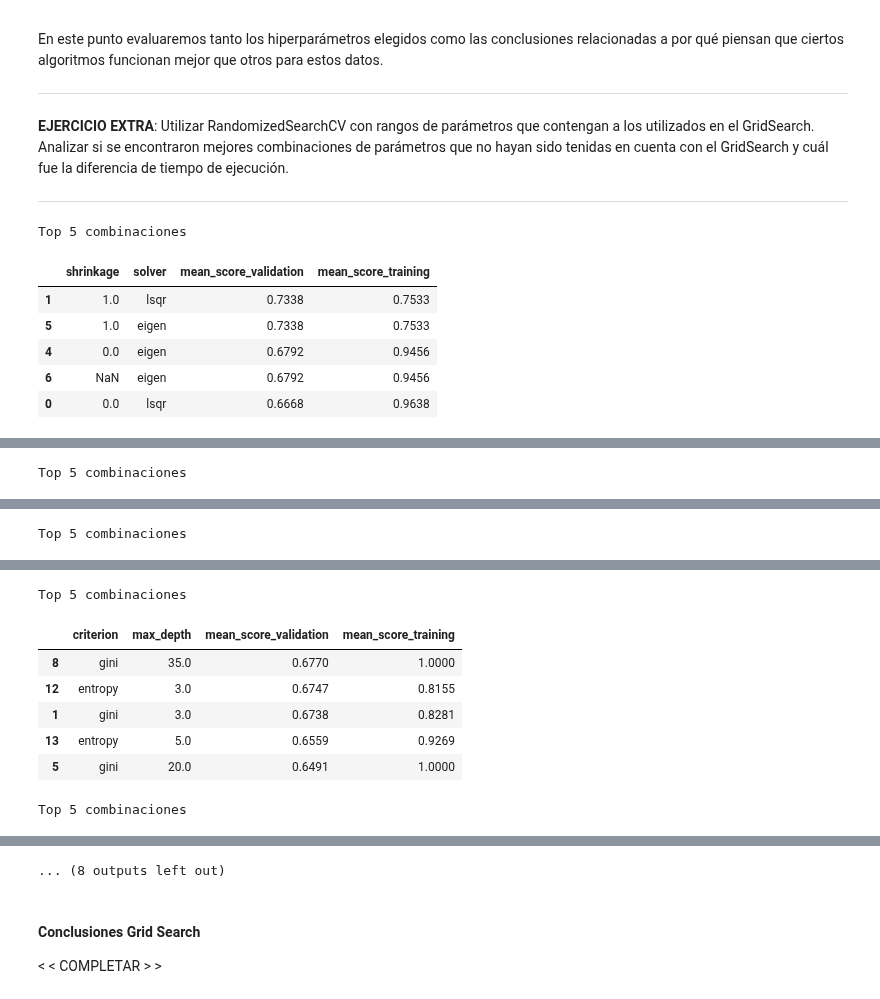
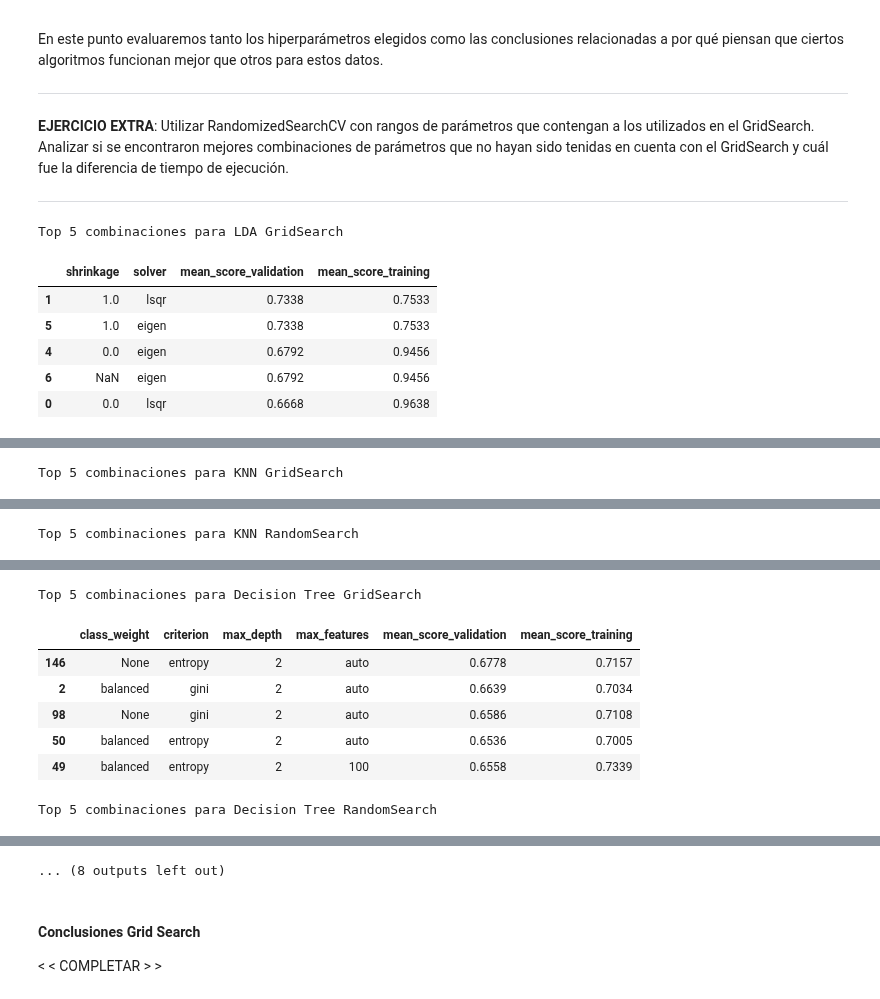
Before and after one commit to cosa65/aprendizajeAutomatico, a Jupyter notebook: TP1/TP1.ipynb, the cells around one changed output, grey strips where cells are left out. Cells and saved outputs as stored; diff of their text form; code cells hidden in the pictures.

```diff
--- a/TP1/TP1.ipynb
+++ b/TP1/TP1.ipynb
@@ -342,27 +357,24 @@ En este punto evaluaremos tanto los hiperparámetros elegidos como las conclusio
 
 ----
 # %%
-from sklearn.neighbors import KNeighborsClassifier
-from sklearn.discriminant_analysis import LinearDiscriminantAnalysis
-from sklearn.tree import DecisionTreeClassifier
-from sklearn.naive_bayes import GaussianNB
-from sklearn.svm import LinearSVC, SVC
-
-from sklearn.model_selection import GridSearchCV, RandomizedSearchCV
-from sklearn.metrics import make_scorer
-from sklearn.naive_bayes import GaussianNB, MultinomialNB
-import scipy as sp
-from scipy.stats import expon
-from sklearn.pipeline import Pipeline
-
-
-def top_resultados(grid, top=5):
-    ## Si quieren, pueden utilizar esta función para imprimir las mejores combinaciones de su grid
-    print("Top {} combinaciones".format(top))
+def top_resultados(grid, method, top=5):
+    print("Top {} combinaciones para ".format(top) + method)
     df = pd.DataFrame(grid.cv_results_["params"])
     df["mean_score_validation"] = grid.cv_results_["mean_test_score"]
     df["mean_score_training"] = grid.cv_results_["mean_train_score"]
-    display(df.sort_values(by="mean_score_validation", ascending=False).head(top))
+
+    # Este sorting score se considero una mejor opción comparado con buscar el mayor mean_score_validation
+    # porque de esta manera cobra algo de influencia la posibilidad de que el modelo elegido
+    # presente overfitting, dándole algo de peso a la cercanía entre su validation y training score
+    sorting_score = df['mean_score_validation'] - (df['mean_score_validation'] - df['mean_score_training'])**2
+
+    df = df \
+        .assign(sorting_score = sorting_score) \
+        .sort_values('sorting_score', ascending=False) \
+        .drop('sorting_score', axis=1)
+
+    display(df.head(top))
+    print('\n\n\n')
 
 ########################################################
 ## AQUI VA SU CODIGO
@@ -389,8 +401,9 @@ lda_parameters_grid = [{'solver': ['lsqr'], 'shrinkage': [0, 1]}, {'solver': ['l
 #shrinkage: solo esta disponible para lsqr y eigen. Por defecto: 'shrinkage':None
 #lda_parameters_random = {'solver': ['lsqr','eigen','svd'], 'shrinkage': [np.arange(0, 1, 0.000001)]}
 lda_parameters_random = {'solver': ['lsqr'], 'shrinkage': np.arange(0, 1, 0.000001)}
-tree_parameters_grid = [{'max_depth': [2,3,5,10,15,20,25, 30, 35,40,None],'criterion': ('gini','entropy') }]
-tree_parameters_random = {'max_depth':np.append(np.arange(1, 41), None),'criterion': ('gini','entropy') }
+tree_parameters_grid = [{'class_weight': ['balanced', None], 'max_features': [None, 100, 'auto'], 'max_depth':  np.arange(2, 50, 3),'criterion': ('gini','entropy') }]
+tree_parameters_random = {'class_weight': ['balanced', None], 'max_features': [None, 100, 'auto'], 'max_depth': np.arange(2, 50, 3),'criterion': ('gini','entropy') }
+# tree_parameters_random = {'max_depth':np.append(np.arange(1, 41), None),'criterion': ('gini','entropy') }
 knn_parameters_grid = {'n_neighbors': [1,2,3,5,10,20,30,40,100],'p': np.arange(1,3), "weights" : ['uniform', 'distance']}
 knn_parameters_random = {'n_neighbors': np.arange(1, 101), 'p': np.arange(1,3), "weights" : ['uniform', 'distance']}
 svm_parameters_grid = [{'kernel': ['rbf', 'poly', 'sigmoid'], 'gamma': [1e-1, 1e-2,1e-3, 1e-4], 'C': [1, 10, 100]}, {'kernel': ['linear'], 'C': [1, 10, 100]}]
@@ -402,36 +415,36 @@ svm_parameters_random = {'kernel': ['rbf', 'poly', 'sigmoid'], 'gamma':sp.stats.
 
 #LDA
 grid_LDA_result = doSearch('grid', LinearDiscriminantAnalysis(), lda_parameters_grid)
-top_resultados(grid_LDA_result, top=5)
+top_resultados(grid_LDA_result, "LDA GridSearch")
 random_LDA_result = doSearch('random', LinearDiscriminantAnalysis(), lda_parameters_random)
-top_resultados(random_LDA_result, top=5)
+top_resultados(random_LDA_result, "LDA RandomSearch")
 
 
 #KNN
 grid_KNN_result = doSearch('grid', KNeighborsClassifier(), knn_parameters_grid)
-top_resultados(grid_KNN_result, top=5)
+top_resultados(grid_KNN_result, "KNN GridSearch")
 random_KNN_result =  doSearch('random', KNeighborsClassifier(), knn_parameters_random)
-top_resultados(random_KNN_result, top=5)
+top_resultados(random_KNN_result, "KNN RandomSearch")
 
 #Arbol
 grid_tree_result = doSearch('grid', DecisionTreeClassifier(), tree_parameters_grid)
-top_resultados(grid_tree_result, top=5)
+top_resultados(grid_tree_result, "Decision Tree GridSearch")
 random_tree_result = doSearch('random', DecisionTreeClassifier(), tree_parameters_random)
-top_resultados(grid_tree_result, top=5)
+top_resultados(random_tree_result, "Decision Tree RandomSearch")
 
 #SVM
 grid_SVM_result = doSearch('grid', SVC(), svm_parameters_grid)
-top_resultados(grid_SVM_result, top=5)
+top_resultados(grid_SVM_result, "SVM GridSearch")
 random_SVM_result = doSearch('random', SVC(), svm_parameters_random)
-top_resultados(random_SVM_result, top=5)
+top_resultados(random_SVM_result, "SVM RandomSearch")
 
 
 #Naive Bayes Gaussiana
 grid_gauss_result = doSearch('grid', GaussianNB(), {})
-top_resultados(grid_gauss_result, top=5)
+top_resultados(grid_gauss_result, "Naive Gauss GridSearch")
 iteraciones = 1
 random_gauss_result = doSearch('random', GaussianNB(), {})
-top_resultados(random_gauss_result, top=5)
+top_resultados(random_gauss_result, "Naive Gauss RandomSearch")
 
 #Naive Bayes Multinomial
 # Tiene problemas con los input negativos
@@ -443,7 +456,7 @@ top_resultados(random_gauss_result, top=5)
 
 ########################################################
 # %% [output]
-Top 5 combinaciones
+Top 5 combinaciones para LDA GridSearch
 |  | shrinkage | solver | mean_score_validation | mean_score_training |
 | 1 | 1.0 | lsqr | 0.7338 | 0.7533 |
 | 5 | 1.0 | eigen | 0.7338 | 0.7533 |
@@ -462,3 +473,3 @@ Top 5 combinaciones
-Top 5 combinaciones
+Top 5 combinaciones para KNN GridSearch
 |  | n_neighbors | p | weights | mean_score_validation | mean_score_training |
 | 32 | 100 | 1 | uniform | 0.7565 | 0.7486 |
@@ -469,2 +480,2 @@ Top 5 combinaciones
-Top 5 combinaciones
+Top 5 combinaciones para KNN RandomSearch
 |  | n_neighbors | p | weights | mean_score_validation | mean_score_training |
@@ -476,8 +487,8 @@ Top 5 combinaciones
-Top 5 combinaciones
+Top 5 combinaciones para Decision Tree GridSearch
-|  | criterion | max_depth | mean_score_validation | mean_score_training |
-| 8 | gini | 35.0 | 0.6770 | 1.0000 |
-| 12 | entropy | 3.0 | 0.6747 | 0.8155 |
-| 1 | gini | 3.0 | 0.6738 | 0.8281 |
-| 13 | entropy | 5.0 | 0.6559 | 0.9269 |
-| 5 | gini | 20.0 | 0.6491 | 1.0000 |
+|  | class_weight | criterion | max_depth | max_features | mean_score_validation | mean_score_training |
+| 146 | None | entropy | 2 | auto | 0.6778 | 0.7157 |
+| 2 | balanced | gini | 2 | auto | 0.6639 | 0.7034 |
+| 98 | None | gini | 2 | auto | 0.6586 | 0.7108 |
+| 50 | balanced | entropy | 2 | auto | 0.6536 | 0.7005 |
+| 49 | balanced | entropy | 2 | 100 | 0.6558 | 0.7339 |
-Top 5 combinaciones
+Top 5 combinaciones para Decision Tree RandomSearch
```
Also changed, not shown: parts of 4 cells of this notebook.
